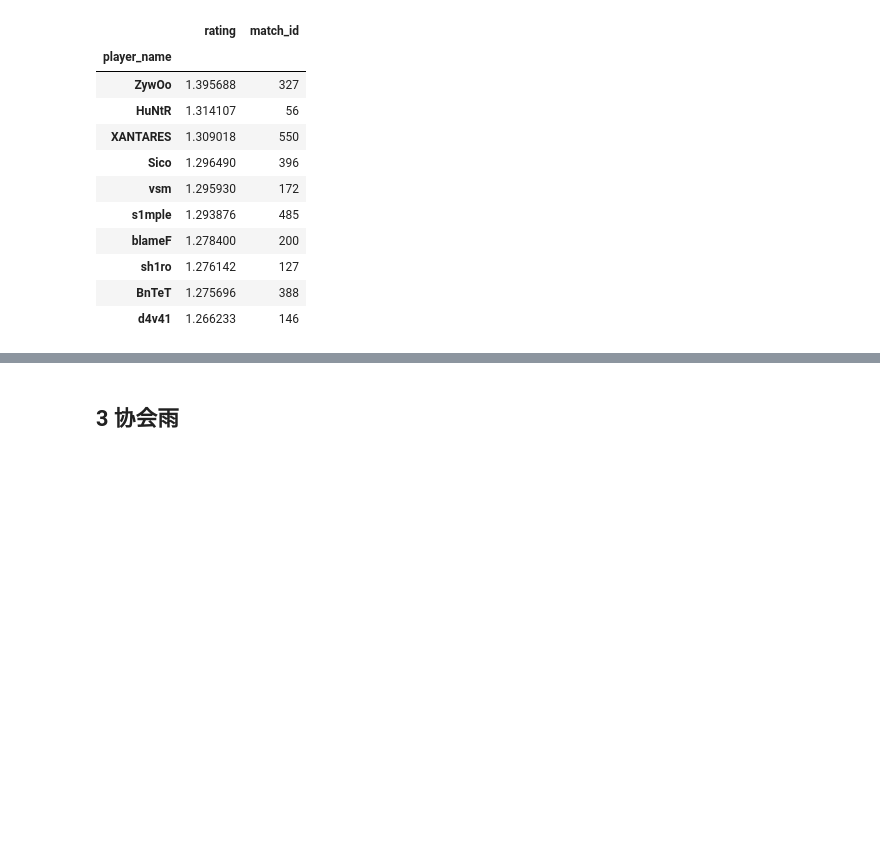
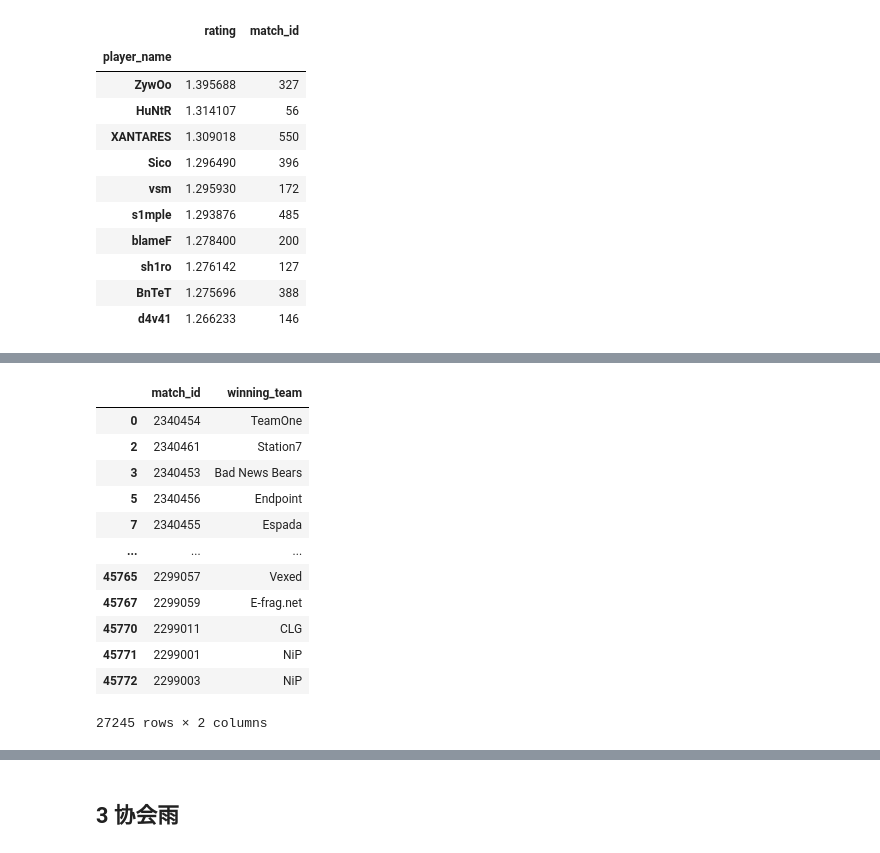
Before and after one commit to saeculumx/DataScienceTool_F23, a Jupyter notebook: project.ipynb, the cells around one changed output, grey strips where cells are left out. Saved outputs shown, nothing was run; the diff lists cells and outputs as text; code cells hidden in the pictures; blank space fills up the shorter version.

```diff
--- a/project.ipynb
+++ b/project.ipynb
@@ -195,0 +179,28 @@ merged_df
+# %%
+# Create a new column for the winning team's name
+df_match['winning_team'] = df_match.apply(
+    lambda row: row['team_1'] if row['match_winner'] == 1 else row['team_2'],
+    axis=1
+)
+
+# Select only the match_id and winning_team columns
+winning_teams_df = df_match[['match_id', 'winning_team']]
+
+# Drop duplicates to ensure match_id is unique
+winning_teams_df= winning_teams_df.drop_duplicates(subset=['match_id'])
+
+winning_teams_df
+# %% [output]
+|  | match_id | winning_team |
+| 0 | 2340454 | TeamOne |
+| 2 | 2340461 | Station7 |
+| 3 | 2340453 | Bad News Bears |
+| 5 | 2340456 | Endpoint |
+| 7 | 2340455 | Espada |
+| ... | ... | ... |
+| 45765 | 2299057 | Vexed |
+| 45767 | 2299059 | E-frag.net |
+| 45770 | 2299011 | CLG |
+| 45771 | 2299001 | NiP |
+| 45772 | 2299003 | NiP |
+27245 rows × 2 columns
```
Also changed, not shown: parts of 6 cells of this notebook.
